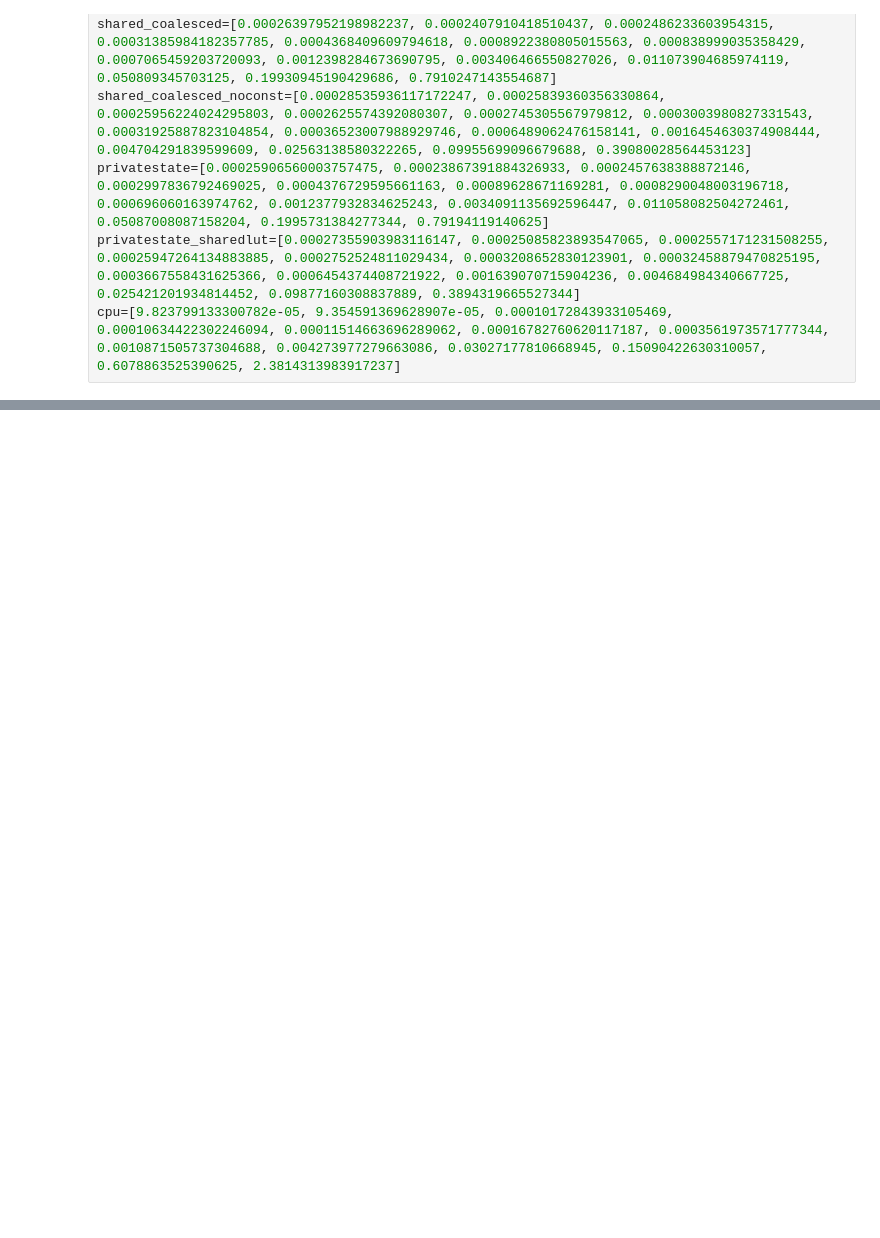
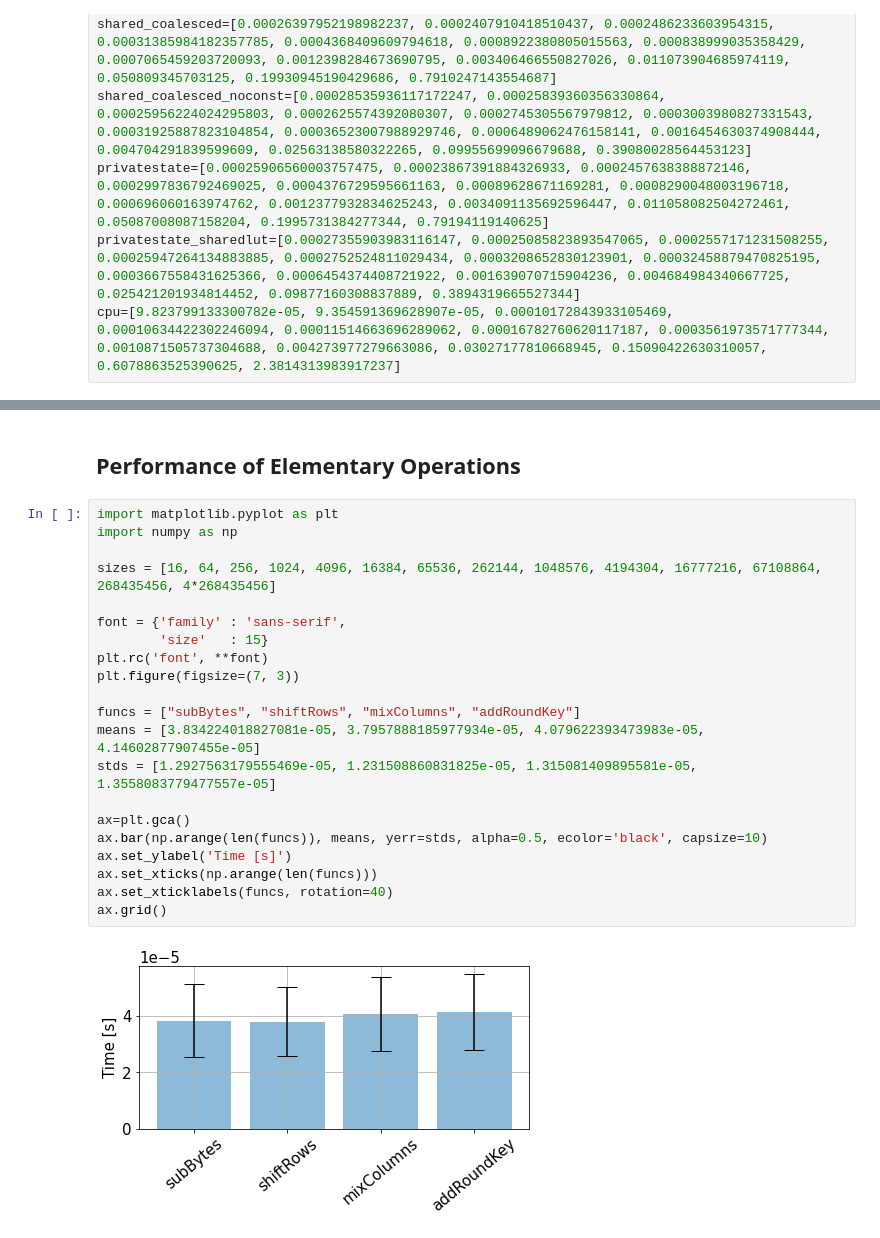
Before and after one commit to aranscha/CUDA-AES, a Jupyter notebook: Fig/graphs.ipynb, the cells around one changed output, grey strips where cells are left out. Saved outputs shown, nothing was run; the diff lists cells and outputs as text; blank space fills up the shorter version.

Commit message:
fix: addRoundKey Timing

```diff
--- a/Fig/graphs.ipynb
+++ b/Fig/graphs.ipynb
@@ -84,0 +86,25 @@ plt.xticks([10**i for i in range(1,10)]);
+# %% [markdown]
+## Performance of Elementary Operations
+# %%
+import matplotlib.pyplot as plt
+import numpy as np
+
+sizes = [16, 64, 256, 1024, 4096, 16384, 65536, 262144, 1048576, 4194304, 16777216, 67108864, 268435456, 4*268435456]
+
+font = {'family' : 'sans-serif',
+        'size'   : 15}
+plt.rc('font', **font)
+plt.figure(figsize=(7, 3))
+
+funcs = ["subBytes", "shiftRows", "mixColumns", "addRoundKey"]
+means = [3.834224018827081e-05, 3.7957888185977934e-05, 4.079622393473983e-05, 4.14602877907455e-05]
+stds = [1.2927563179555469e-05, 1.231508860831825e-05, 1.315081409895581e-05, 1.3558083779477557e-05]
+
+ax=plt.gca()
+ax.bar(np.arange(len(funcs)), means, yerr=stds, alpha=0.5, ecolor='black', capsize=10)
+ax.set_ylabel('Time [s]')
+ax.set_xticks(np.arange(len(funcs)))
+ax.set_xticklabels(funcs, rotation=40)
+ax.grid()
+# %% [output]
+[figure, added]
```
Also changed, not shown: parts of 2 cells of this notebook, 4 other files.
